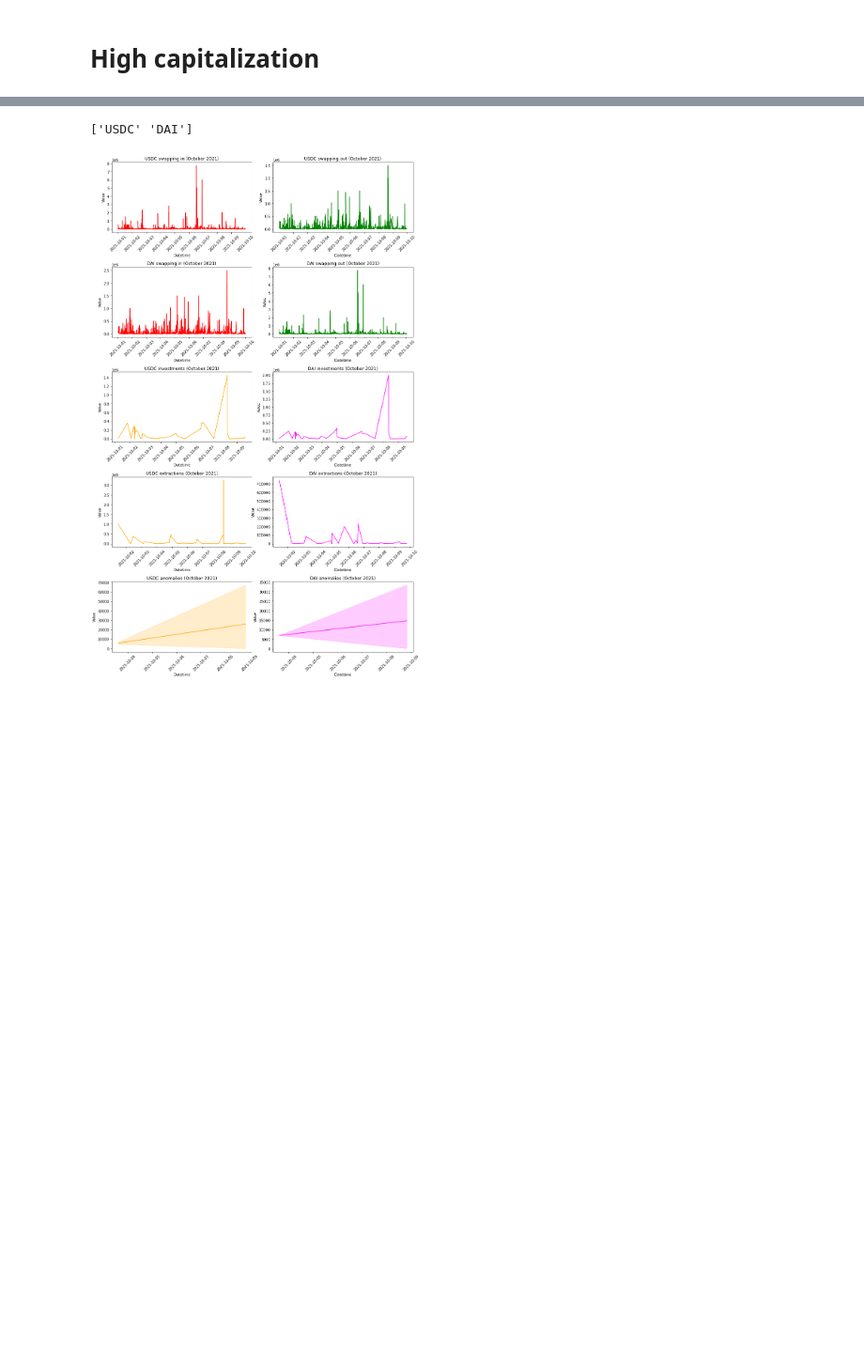
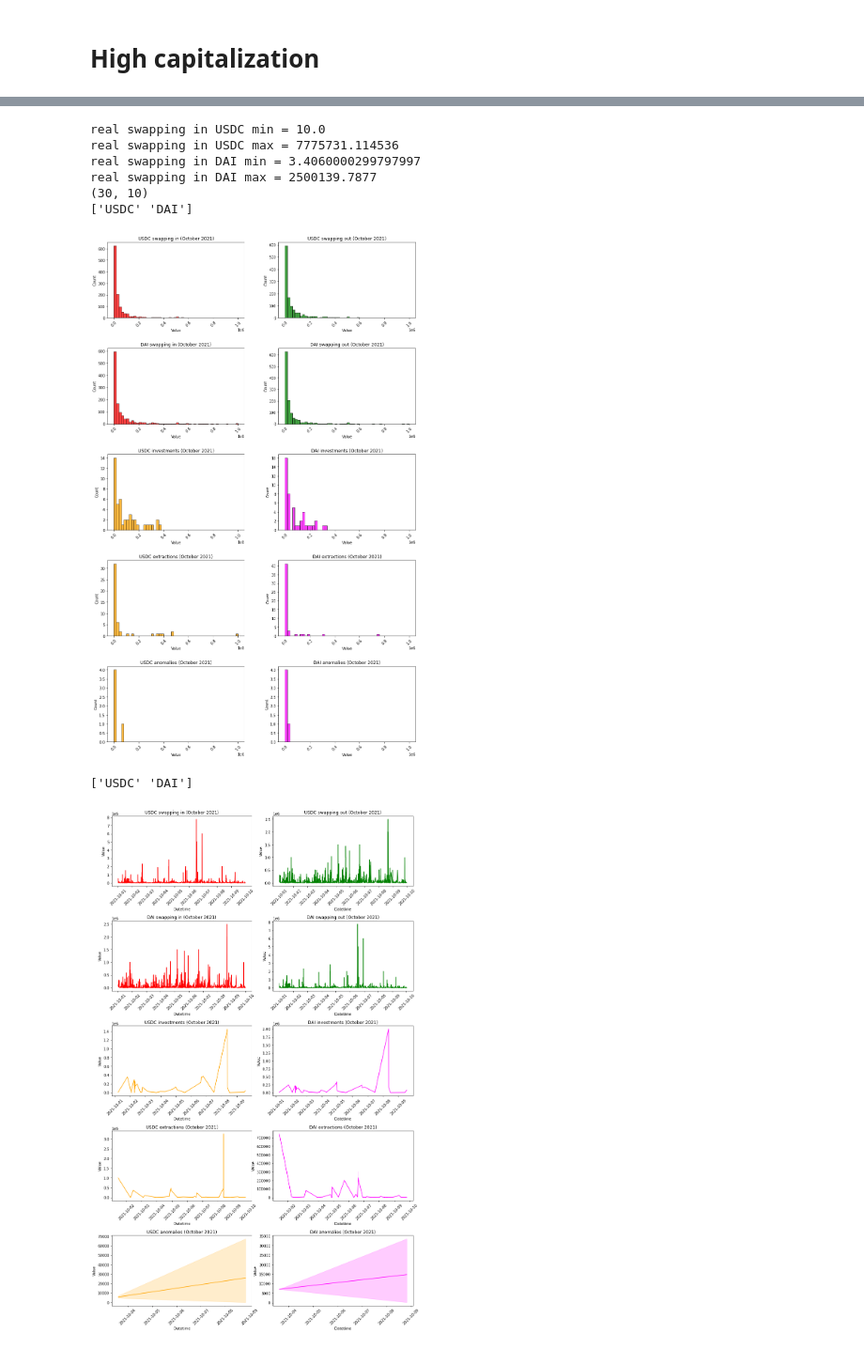
Before and after one commit to IX-Swap/data-science, a Jupyter notebook: pools_history/general_pools_analysis.ipynb, the cells around one changed output, grey strips where cells are left out. Shown at 94% size. Cells and saved outputs as stored; diff of their text form; code cells hidden in the pictures; blank space fills up the shorter version.

```diff
--- a/pools_history/general_pools_analysis.ipynb
+++ b/pools_history/general_pools_analysis.ipynb
@@ -440,3 +940,18 @@ th.classify_history(dai_usdc_df)
+# %%
+print("real swapping in USDC min = " + str(th.user_in_swap_df[th.user_in_swap_df.TokenSymbol == 'USDC'].Value.min()))
+print("real swapping in USDC max = " + str(th.user_in_swap_df[th.user_in_swap_df.TokenSymbol == 'USDC'].Value.max()))
+print("real swapping in DAI min = " + str(th.user_in_swap_df[th.user_in_swap_df.TokenSymbol == 'DAI'].Value.min()))
+print("real swapping in DAI max = " + str(th.user_in_swap_df[th.user_in_swap_df.TokenSymbol == 'DAI'].Value.max()))
+print(th.user_in_swap_df[th.user_in_swap_df.Value > 1000000].shape)
+th.histplots_matrix(15, 25, 0.4, 0.25, 'October 2021', 50, 1000000)
+# %% [output]
+real swapping in USDC min = 10.0
+real swapping in USDC max = 7775731.114536
+real swapping in DAI min = 3.4060000299797997
+real swapping in DAI max = 2500139.7877
+(30, 10)
+['USDC' 'DAI']
+[figure, added]
 # %%
 th.lineplots_matrix(15, 25, 0.5, 0.15, 'October 2021')
 # %% [output]
```
Also changed, not shown: parts of 28 cells of this notebook.
